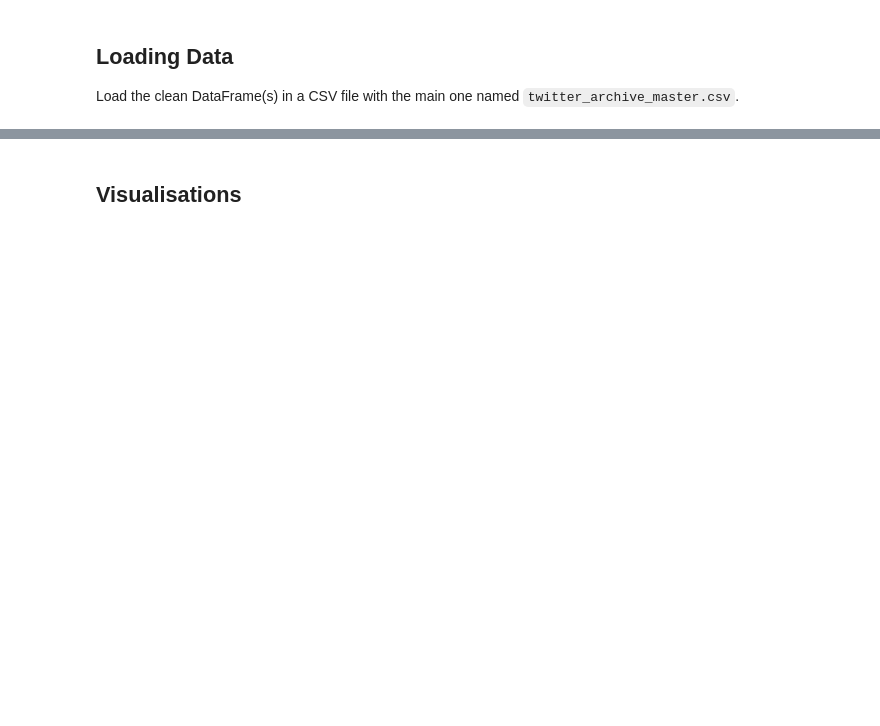
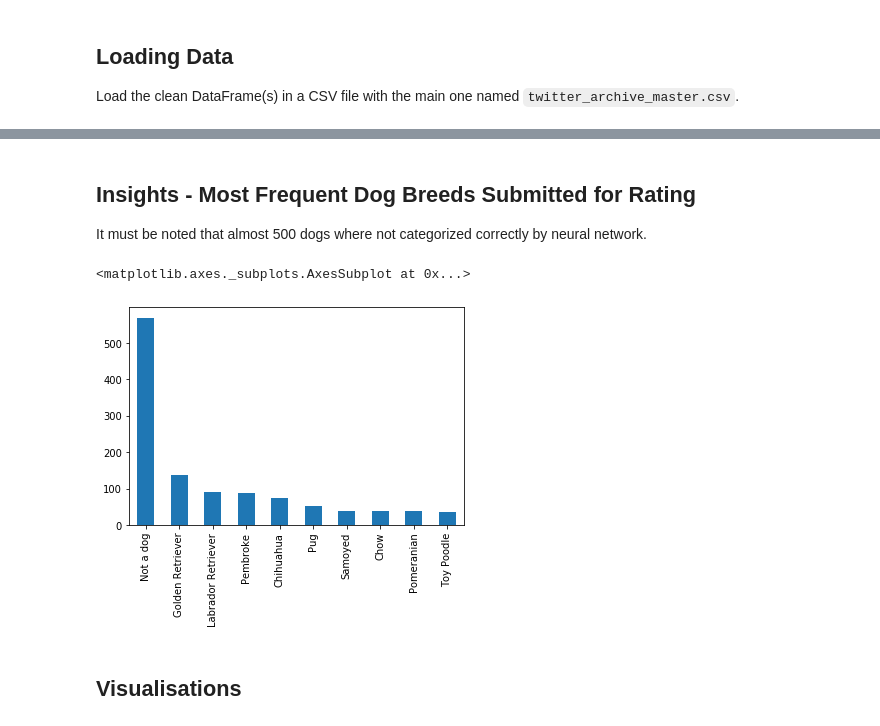
Before and after one commit to SVGoogle/Twitter-API-Data-Analysis, a Jupyter notebook: wrangle_act.ipynb, the cells around one changed output, grey strips where cells are left out. Drawn from its saved outputs; the diff is of its cells as text; code cells hidden in the pictures; blank space fills up the shorter version.

Commit message:
feat: Start analysis of most popular dogs
- check most popular dog breed
- check most popular dog stage
- check most frequent dog submitted for rating

```diff
--- a/wrangle_act.ipynb
+++ b/wrangle_act.ipynb
@@ -898,4 +896,5 @@ Reporting of the project:
 
 Load the clean DataFrame(s) in a CSV file with the main one named `twitter_archive_master.csv`.
 # %%
-#df = pd.read_csv('twitter-archive-master.csv')
+df = pd.read_csv('twitter-archive-master.csv')
+df.info()
@@ -902,2 +1004,11 @@ Load the clean DataFrame(s) in a CSV file with the main one named `twitter_archi
+# %% [markdown]
+## Insights - Most Frequent Dog Breeds Submitted for Rating
+
+It must be noted that almost 500 dogs where not categorized correctly by neural network.
+# %%
+df.prediction.value_counts().head(10).plot(kind='bar')
+# %% [output]
+<matplotlib.axes._subplots.AxesSubplot at 0x...>
+[figure, added]
 # %% [markdown]
 ## Visualisations
```
Also changed, not shown: parts of 14 cells of this notebook, 1 other file.
